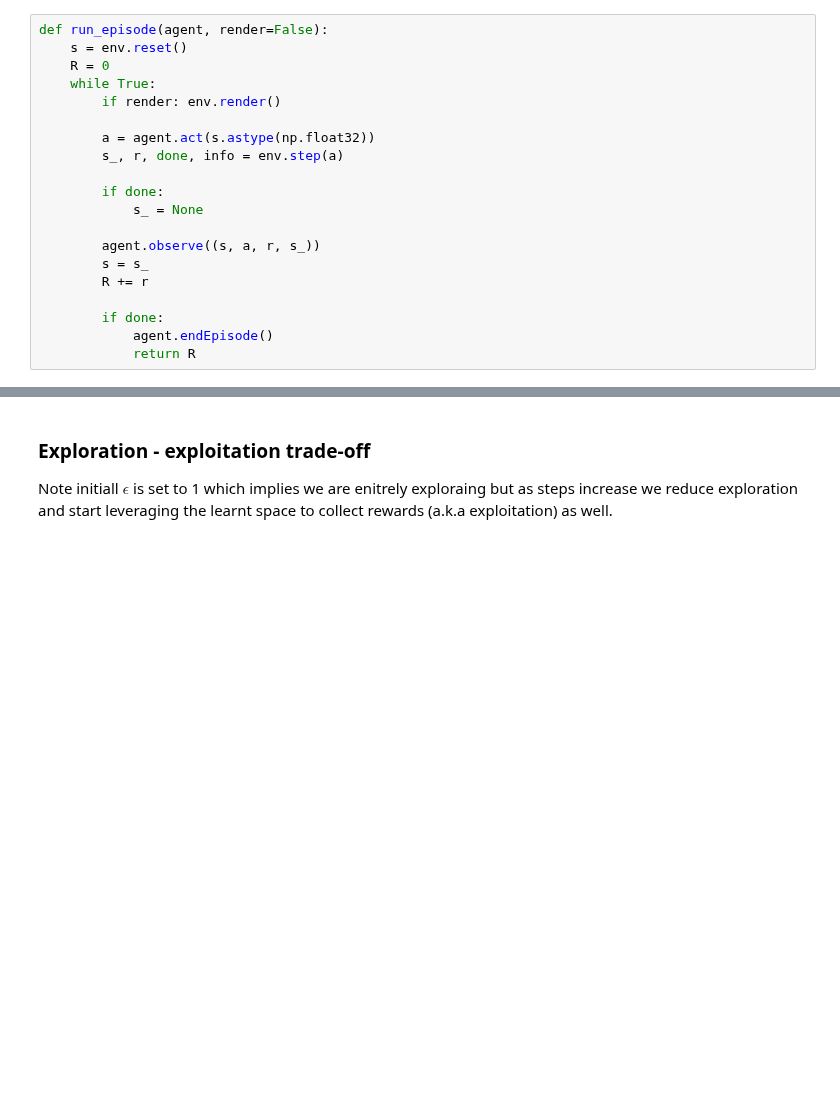
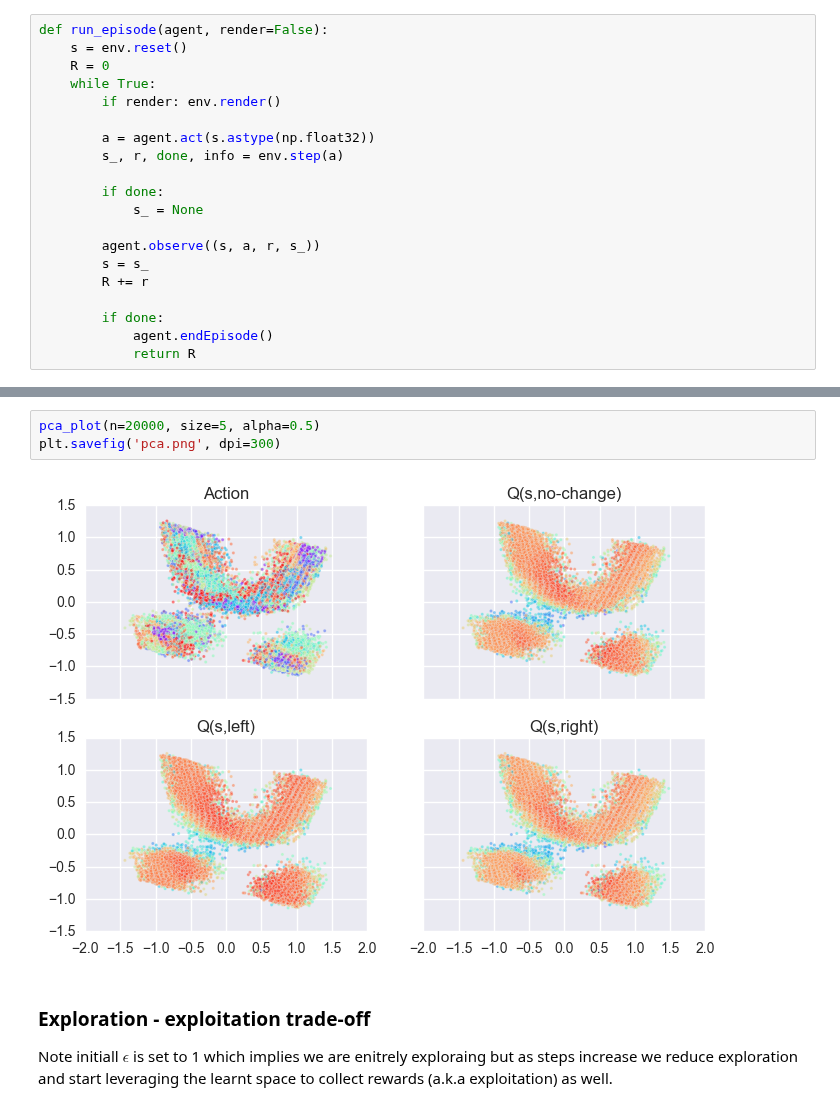
Before and after one commit to jcsharp/DriveIt, a Jupyter notebook: Model-Train.ipynb, the cells around one changed output, grey strips where cells are left out. Cells and saved outputs as stored; diff of their text form; blank space fills up the shorter version.

```diff
--- a/Model-Train.ipynb
+++ b/Model-Train.ipynb
@@ -569,3 +362,8 @@ plot_weights([(agent.brain.params['W2'], \
+# %%
+pca_plot(n=20000, size=5, alpha=0.5)
+plt.savefig('pca.png', dpi=300)
+# %% [output]
+[figure, added]
 # %% [markdown]
 ### Exploration - exploitation trade-off
 
```
Also changed, not shown: parts of 60 cells of this notebook.
